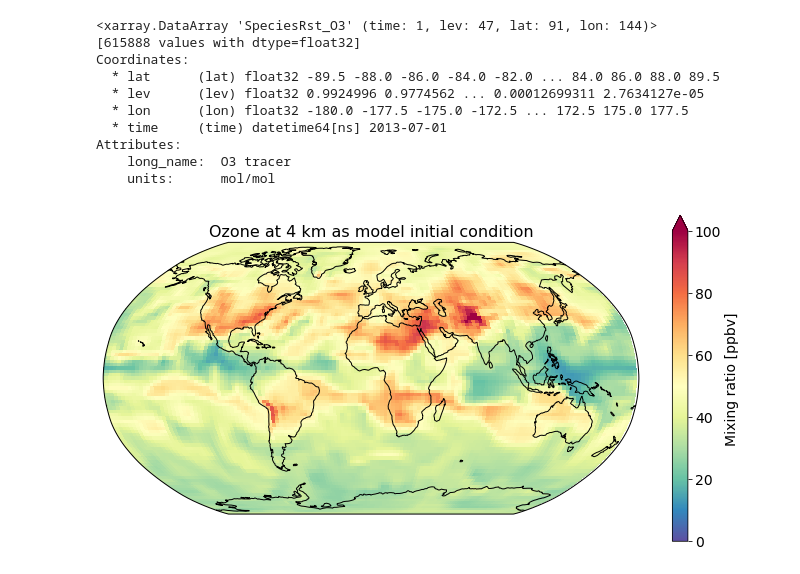
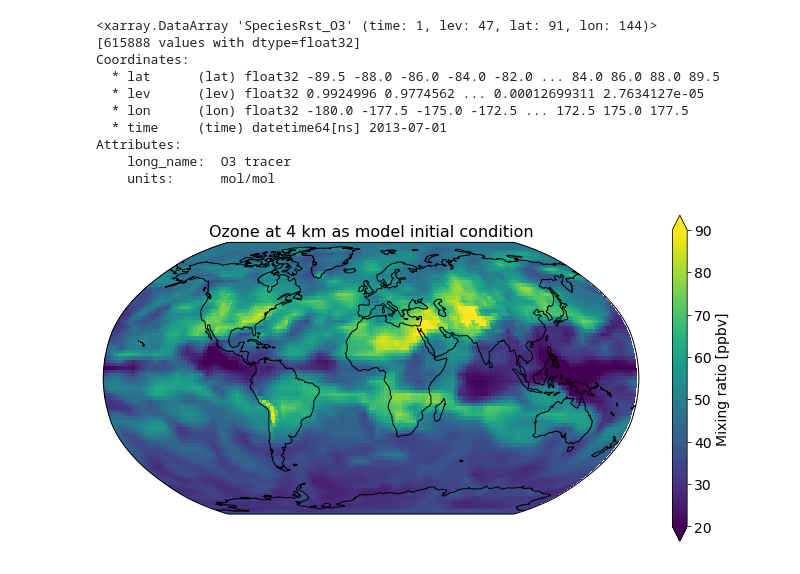
Before and after one commit to geoschem/geos-chem-cloud, a Jupyter notebook: for_paper/explore_geoschem_input_data_in_s3.ipynb, the cells around one changed output. Drawn from its saved outputs; the diff is of its cells as text; code cells hidden in the pictures.

```diff
--- a/for_paper/explore_geoschem_input_data_in_s3.ipynb
+++ b/for_paper/explore_geoschem_input_data_in_s3.ipynb
@@ -289,19 +289,19 @@ Attributes:
 # %%
 fig = plt.figure(figsize=[12, 6])
 
 ax = plt.axes(projection=ccrs.Robinson())
 ax.coastlines()
 
 dr_ini = ds_ini['SpeciesRst_O3']*1e9
 dr_ini.attrs['long_name'] = 'Mixing ratio'
 dr_ini.attrs['units'] = 'ppbv'
 
 (
-dr_ini.isel(time=0, lev=19).
-plot.imshow(ax=ax, vmin=0, vmax=100, transform=ccrs.PlateCarree(), cmap='Spectral_r')
+dr_ini.isel(time=0, lev=20).
+plot.imshow(ax=ax, vmin=20, vmax=90, transform=ccrs.PlateCarree())
 )
 
 plt.title('Ozone at 4 km as model initial condition', fontsize=16)
 fig.savefig('Restart_O3.png', dpi=300)
 # %% [output]
-[figure, old version]
+[figure, new version]
```
Also changed, not shown: parts of 2 cells of this notebook.
